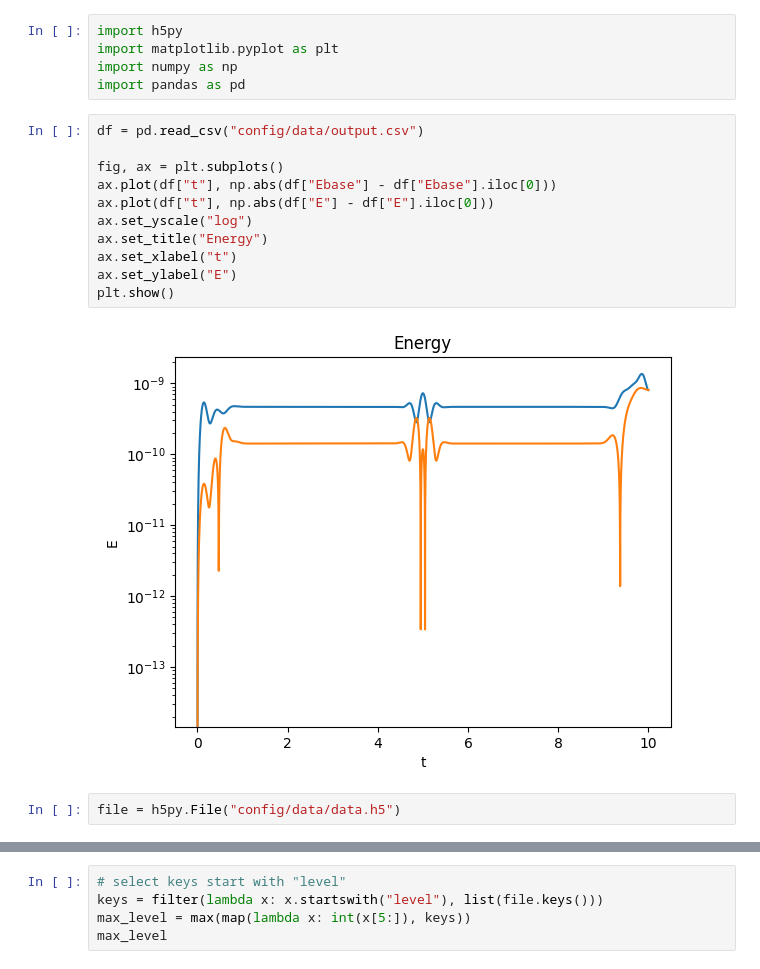
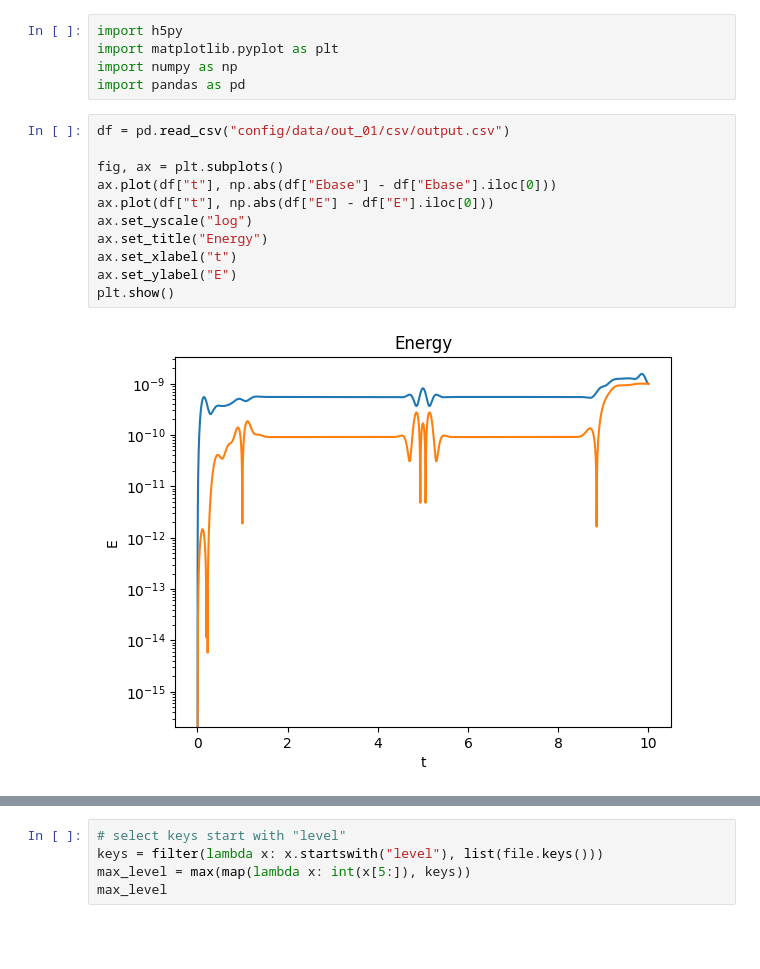
Before and after one commit to AuroraDysis/FixedMeshRefinement.jl, a Jupyter notebook: examples/wave/plot.ipynb, the cells around one changed output, grey strips where cells are left out. Saved outputs shown, nothing was run; the diff lists cells and outputs as text; blank space fills up the shorter version.

```diff
--- a/examples/wave/plot.ipynb
+++ b/examples/wave/plot.ipynb
@@ -4,17 +4,15 @@ import matplotlib.pyplot as plt
 import numpy as np
 import pandas as pd
 # %%
-df = pd.read_csv("config/data/output.csv")
+df = pd.read_csv("config/data/out_01/csv/output.csv")
 
 fig, ax = plt.subplots()
 ax.plot(df["t"], np.abs(df["Ebase"] - df["Ebase"].iloc[0]))
 ax.plot(df["t"], np.abs(df["E"] - df["E"].iloc[0]))
 ax.set_yscale("log")
 ax.set_title("Energy")
 ax.set_xlabel("t")
 ax.set_ylabel("E")
 plt.show()
 # %% [output]
-[figure, old version]
+[figure, new version]
-# %%
-file = h5py.File("config/data/data.h5")
```
Also changed, not shown: parts of 1 cell of this notebook, 1 other file.
